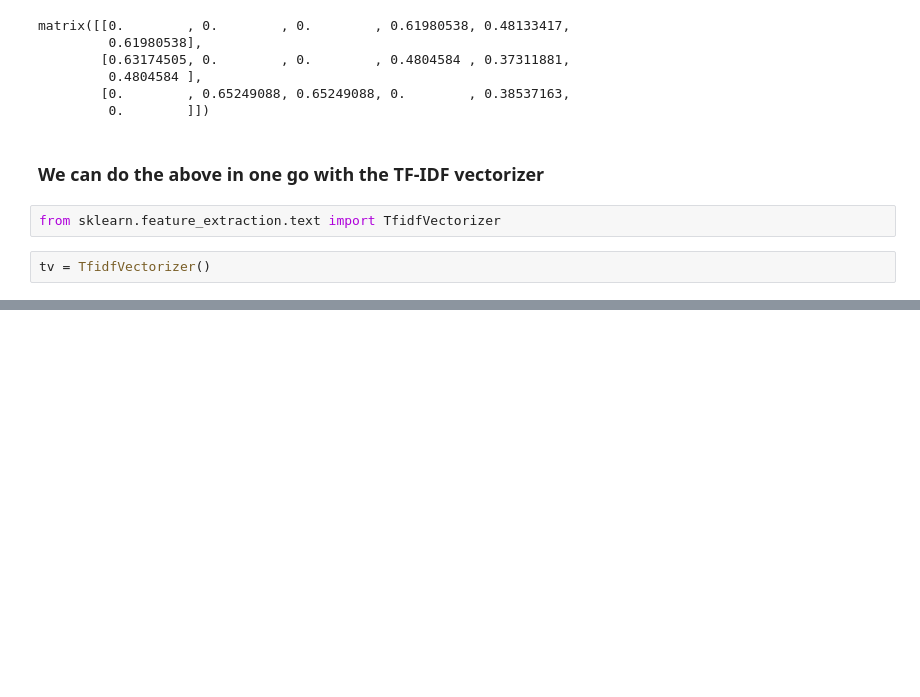
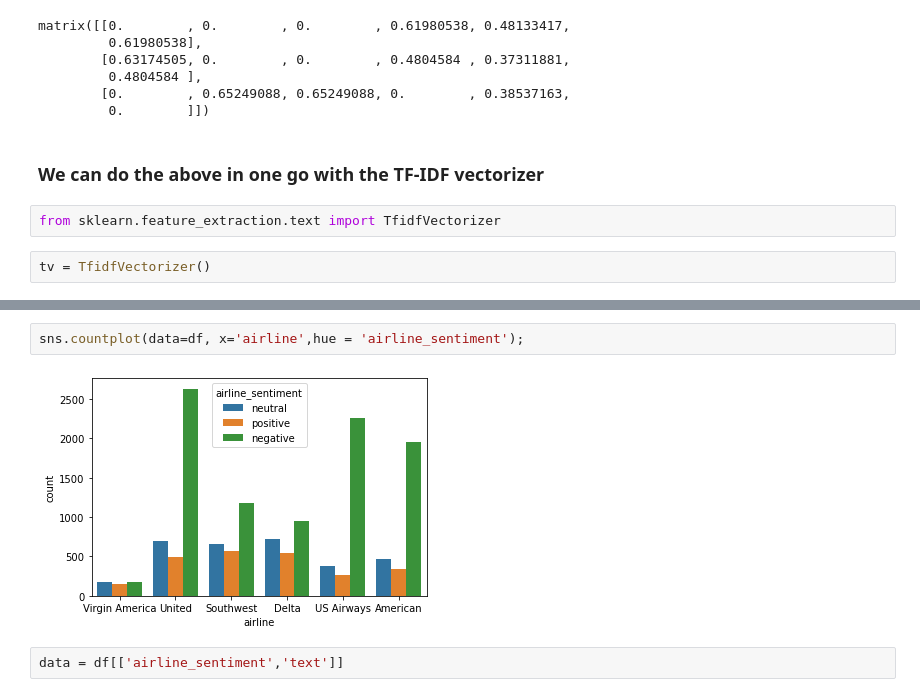
Before and after one commit to proton029/NaiveBayes, a Jupyter notebook: NaiveBayesTheorem.ipynb, the cells around one changed output, grey strips where cells are left out. Drawn from its saved outputs; the diff is of its cells as text; blank space fills up the shorter version.

```diff
--- a/NaiveBayesTheorem.ipynb
+++ b/NaiveBayesTheorem.ipynb
@@ -220,0 +252,6 @@ tv.
+# %%
+sns.countplot(data=df, x='airline',hue = 'airline_sentiment');
+# %% [output]
+[figure, added]
+# %%
+data = df[['airline_sentiment','text']]
```
Also changed, not shown: parts of 20 cells of this notebook.
